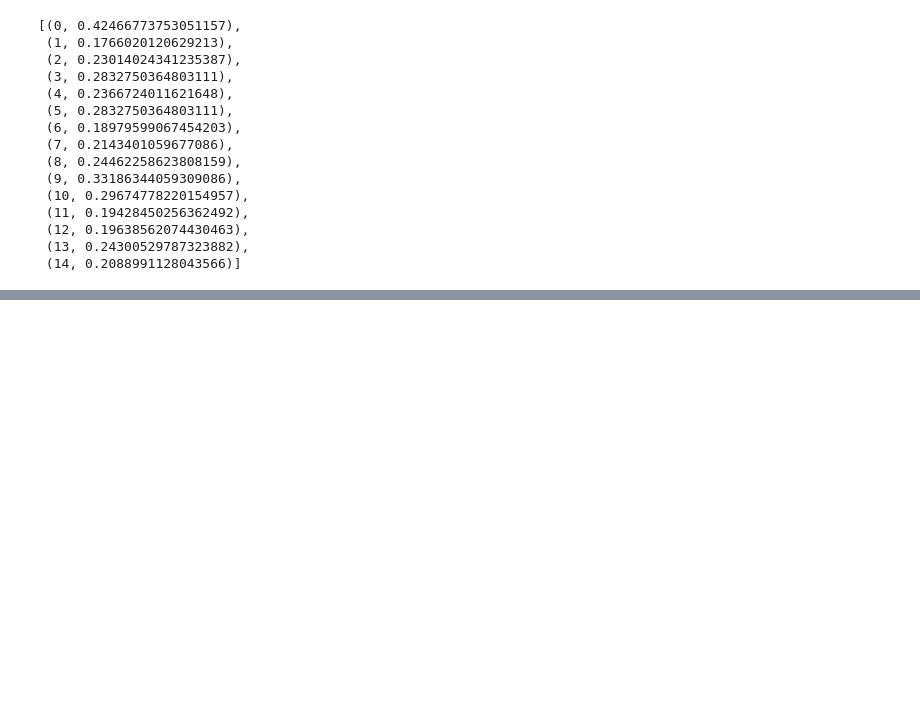
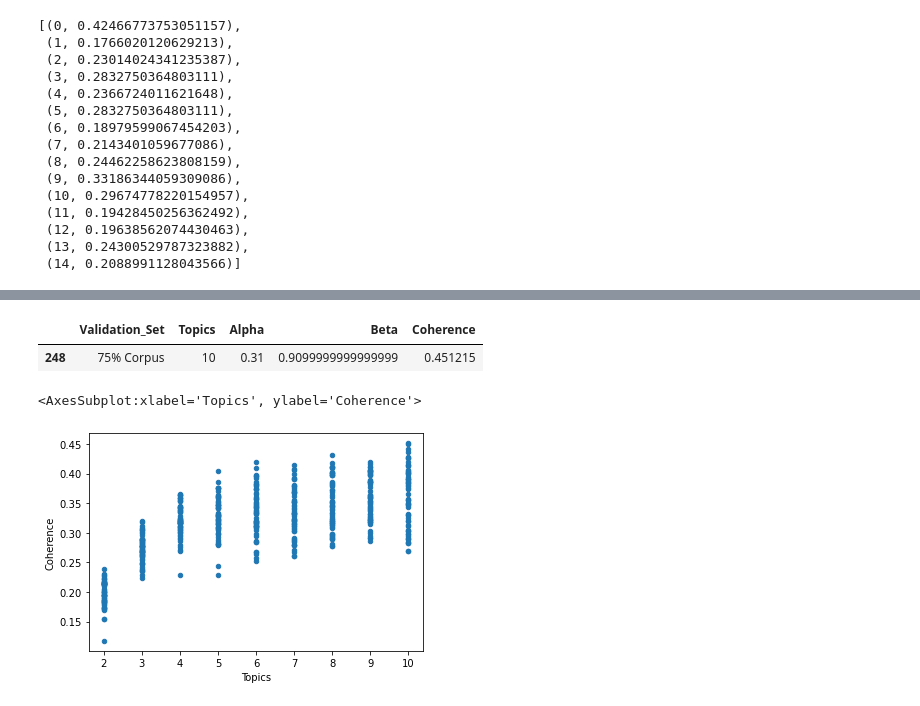
Before and after one commit to datascisteven/NYCODW-STEW-MAP-Project, a Jupyter notebook: Training_LDA.ipynb, the cells around one changed output, grey strips where cells are left out. Drawn from its saved outputs; the diff is of its cells as text; code cells hidden in the pictures; blank space fills up the shorter version.

```diff
--- a/Training_LDA.ipynb
+++ b/Training_LDA.ipynb
@@ -413,0 +425,10 @@ KeyboardInterrupt:
+# %%
+sorted.tail(1)
+# %% [output]
+|  | Validation_Set | Topics | Alpha | Beta | Coherence |
+| 248 | 75% Corpus | 10 | 0.31 | 0.9099999999999999 | 0.451215 |
+# %%
+plt.plot(kind='scatter', x='Topics', y='Coherence')
+# %% [output]
+<AxesSubplot:xlabel='Topics', ylabel='Coherence'>
+[figure, added]
```
Also changed, not shown: parts of 18 cells of this notebook, 1 other file.
